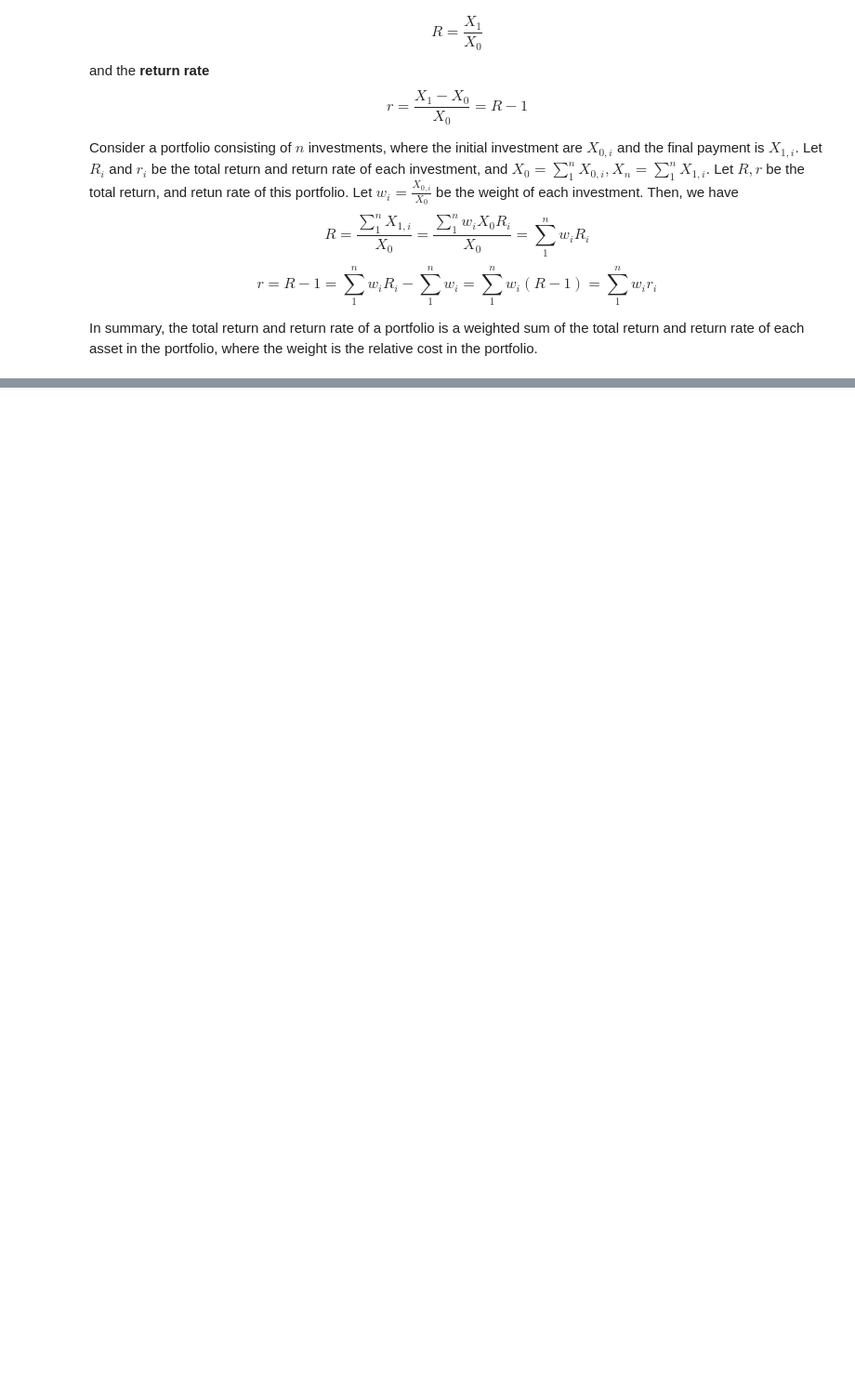
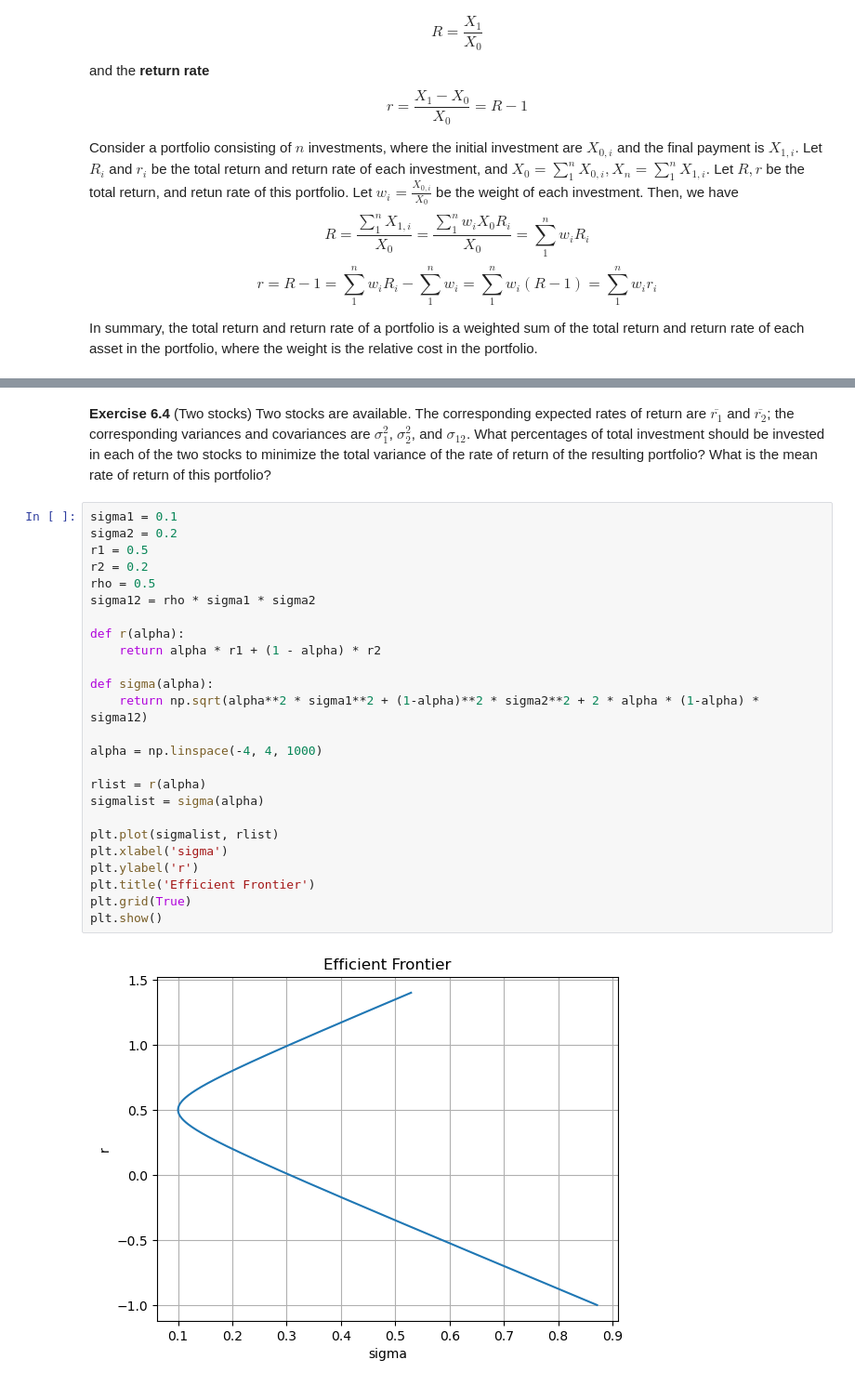
Before and after one commit to AvaM1/Math134_Notes, a Jupyter notebook: 134A Week 6.ipynb, the cells around one changed output, grey strips where cells are left out. Shown at 93% size. Cells and saved outputs as stored; diff of their text form; blank space fills up the shorter version.

```diff
--- a/134A Week 6.ipynb
+++ b/134A Week 6.ipynb
@@ -107,0 +120,30 @@ In summary, the total return and return rate of a portfolio is a weighted sum of
+# %% [markdown]
+**Exercise 6.4**
+(Two stocks) Two stocks are available. The corresponding expected rates of return are $\overline{r_1}$ and $\overline{r_2}$; the corresponding variances and covariances are $\sigma_1^2$, $\sigma_2^2$, and $\sigma_{12}$. What percentages of total investment should be invested in each of the two stocks to minimize the total variance of the rate of return of the resulting portfolio? What is the mean rate of return of this portfolio?
+# %%
+sigma1 = 0.1
+sigma2 = 0.2
+r1 = 0.5
+r2 = 0.2
+rho = 0.5
+sigma12 = rho * sigma1 * sigma2
+
+def r(alpha):
+    return alpha * r1 + (1 - alpha) * r2
+
+def sigma(alpha):
+    return np.sqrt(alpha**2 * sigma1**2 + (1-alpha)**2 * sigma2**2 + 2 * alpha * (1-alpha) * sigma12)
+
+alpha = np.linspace(-4, 4, 1000)
+
+rlist = r(alpha)
+sigmalist = sigma(alpha)
+
+plt.plot(sigmalist, rlist)
+plt.xlabel('sigma')
+plt.ylabel('r')
+plt.title('Efficient Frontier')
+plt.grid(True)
+plt.show()
+# %% [output]
+[figure, added]
```
Also changed, not shown: parts of 3 cells of this notebook.
